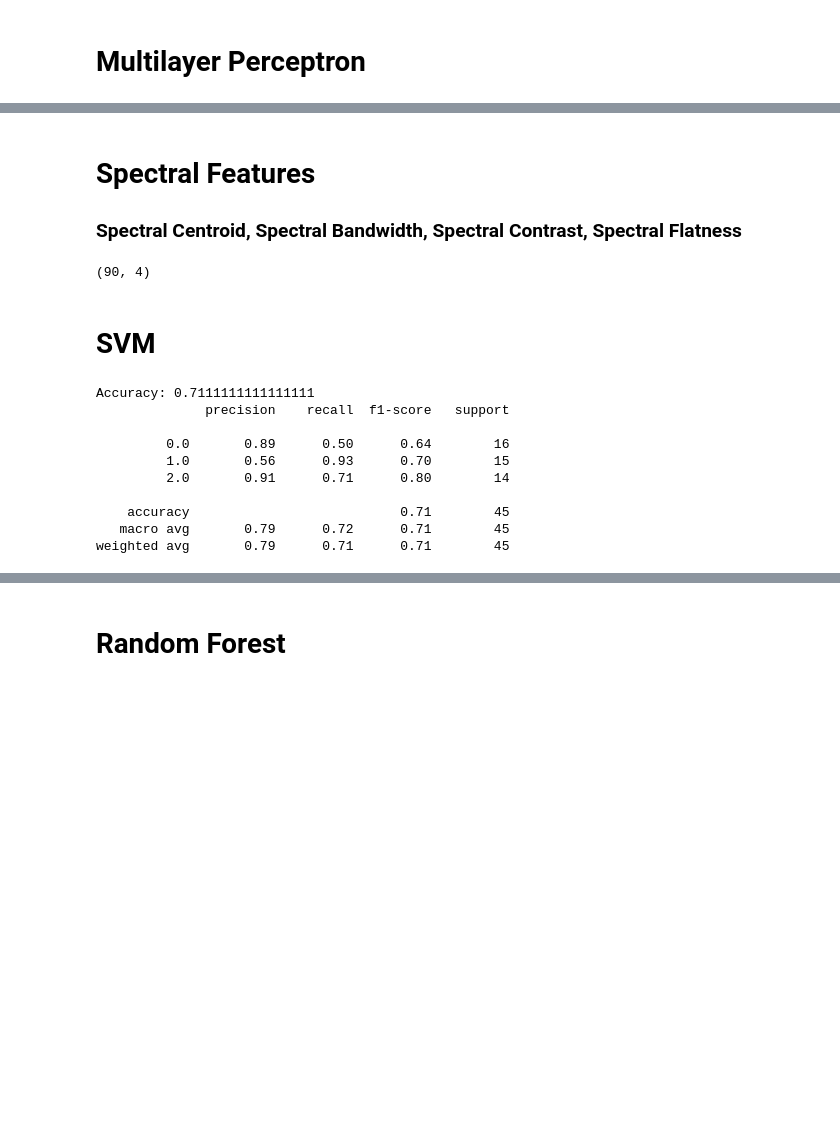
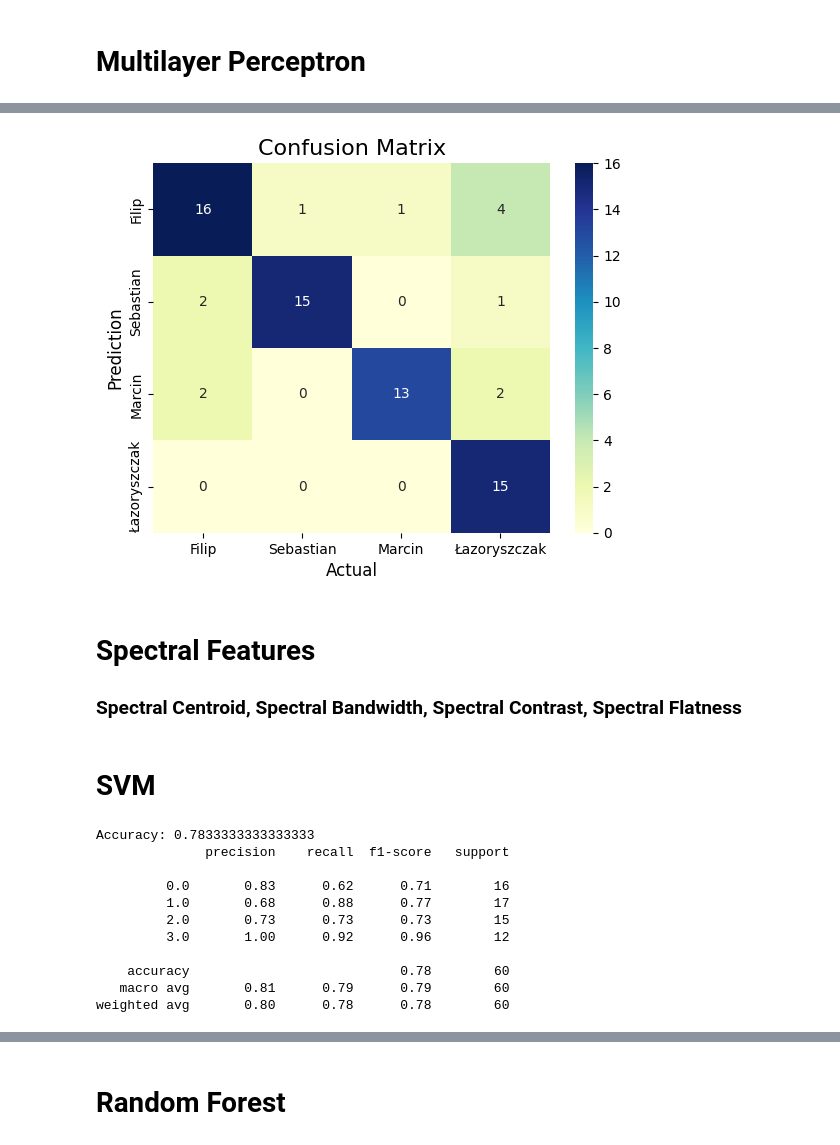
Before and after one commit to Glitterfrost/Acustic-Signals-Project, a Jupyter notebook: project.ipynb, the cells around one changed output, grey strips where cells are left out. Cells and saved outputs as stored; diff of their text form; code cells hidden in the pictures; blank space fills up the shorter version.

```diff
--- a/project.ipynb
+++ b/project.ipynb
@@ -175,13 +224,15 @@ weighted avg       0.83      0.80      0.80        54
 # %%
 # Create a confusion matrix
 cm = confusion_matrix(y_test, y_pred)
-ticks = ["Filip","Sebastian","Marcin"]
+ticks = ["Filip","Sebastian","Marcin","Łazoryszczak"]
 # Plot the confusion matrix
 sns.heatmap(cm, annot=True,fmt='d', cmap='YlGnBu',xticklabels=ticks, yticklabels=ticks )
 plt.ylabel('Prediction',fontsize=12)
 plt.xlabel('Actual',fontsize=12)
 plt.title('Confusion Matrix',fontsize=16)
 plt.show()
+# %% [output]
+[figure, added]
 # %% [markdown]
 # Spectral Features
 ### Spectral Centroid, Spectral Bandwidth, Spectral Contrast, Spectral Flatness
@@ -217,10 +268,17 @@ for i, word in enumerate(words_marcin):
     spectral_features_marcin[i] = spectral_features_vector
 
 
-feature_vector = np.concatenate((spectral_features_filip, spectral_features_seb,spectral_features_marcin))
-feature_vector.shape
+spectral_features_prof = [i for i in range(no_of_words)]
+for i, word in enumerate(words_prof):
+    spectral_features_vector = np.zeros(4)
+    spectral_features_vector[0] = np.mean(librosa.feature.spectral_centroid(y=word, sr=sr),axis=1)[0]
+    spectral_features_vector[1] = np.mean(librosa.feature.spectral_bandwidth(y=word, sr=sr),axis=1)[0]
+    spectral_features_vector[2] = np.mean(librosa.feature.spectral_contrast(y=word, sr=sr),axis=1)[0]
+    spectral_features_vector[3] = np.mean(librosa.feature.spectral_flatness(y=word),axis=1)[0]
+    spectral_features_prof[i] = spectral_features_vector
+
+
+feature_vector = np.concatenate((spectral_features_filip, spectral_features_seb,spectral_features_marcin,spectral_features_prof))
-# %% [output]
-(90, 4)
 # %% [markdown]
 # SVM
 # %%
@@ -231,7 +289,7 @@ X_train = scaler.fit_transform(X_train)
 X_test = scaler.transform(X_test)
 
 # Train the SVM
-svm = SVC(kernel='linear', C=1.0, random_state=42)
+svm = SVC(kernel='rbf', C=1.0, random_state=42)
 svm.fit(X_train, y_train)
 
 y_pred = svm.predict(X_test)
@@ -242,16 +300,17 @@ print("Accuracy:", accuracy_score(y_test, y_pred))
 # Detailed classification report
 print(classification_report(y_test, y_pred))
 # %% [output]
-Accuracy: 0.7111111111111111
+Accuracy: 0.7833333333333333
               precision    recall  f1-score   support
 
-         0.0       0.89      0.50      0.64        16
-         1.0       0.56      0.93      0.70        15
-         2.0       0.91      0.71      0.80        14
+         0.0       0.83      0.62      0.71        16
+         1.0       0.68      0.88      0.77        17
+         2.0       0.73      0.73      0.73        15
+         3.0       1.00      0.92      0.96        12
 
-    accuracy                           0.71        45
-   macro avg       0.79      0.72      0.71        45
-weighted avg       0.79      0.71      0.71        45
+    accuracy                           0.78        60
+   macro avg       0.81      0.79      0.79        60
+weighted avg       0.80      0.78      0.78        60
 # %%
 # Create a confusion matrix
 cm = confusion_matrix(y_test, y_pred)
```
Also changed, not shown: parts of 26 cells of this notebook.
